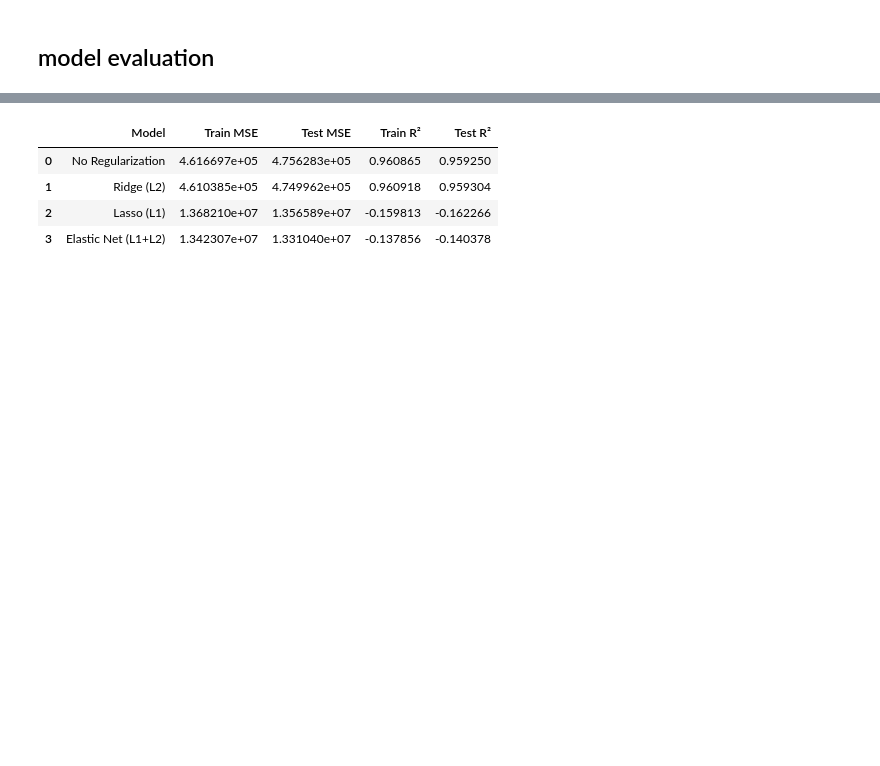
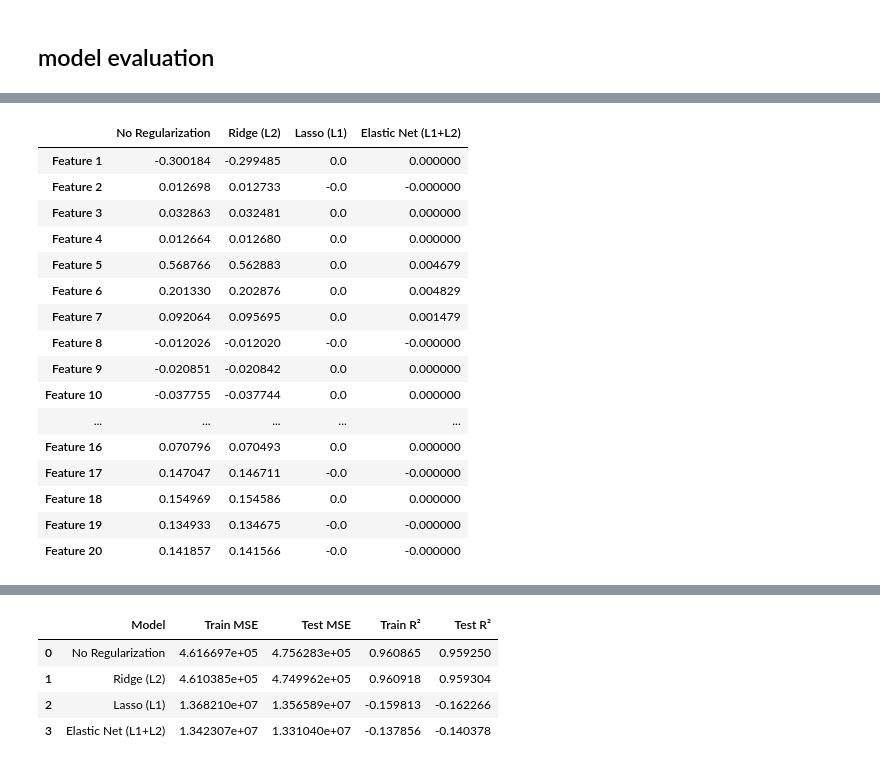
Before and after one commit to YassinEzzat2004/IEEE-ML-2025, a Jupyter notebook: Wine_Quality_Regression/diamonds.ipynb, the cells around one changed output, grey strips where cells are left out. Cells and saved outputs as stored; diff of their text form; code cells hidden in the pictures; blank space fills up the shorter version.

```diff
--- a/Wine_Quality_Regression/diamonds.ipynb
+++ b/Wine_Quality_Regression/diamonds.ipynb
@@ -268,0 +291,28 @@ from scipy.special import inv_boxcox
+# %%
+model_coefs = {
+    "No Regularization": model_no_reg.named_steps['linearregression'].coef_,
+    "Ridge (L2)": model_ridge.named_steps['ridge'].coef_,
+    "Lasso (L1)": model_lasso.named_steps['lasso'].coef_,
+    "Elastic Net (L1+L2)": model_elastic.named_steps['elasticnet'].coef_,
+}
+
+df_coefs = pd.DataFrame(model_coefs, index=[f"Feature {i+1}" for i in range(x.shape[1])])
+df_coefs
+# %% [output]
+|  | No Regularization | Ridge (L2) | Lasso (L1) | Elastic Net (L1+L2) |
+| Feature 1 | -0.300184 | -0.299485 | 0.0 | 0.000000 |
+| Feature 2 | 0.012698 | 0.012733 | -0.0 | -0.000000 |
+| Feature 3 | 0.032863 | 0.032481 | 0.0 | 0.000000 |
+| Feature 4 | 0.012664 | 0.012680 | 0.0 | 0.000000 |
+| Feature 5 | 0.568766 | 0.562883 | 0.0 | 0.004679 |
+| Feature 6 | 0.201330 | 0.202876 | 0.0 | 0.004829 |
+| Feature 7 | 0.092064 | 0.095695 | 0.0 | 0.001479 |
+| Feature 8 | -0.012026 | -0.012020 | -0.0 | -0.000000 |
+| Feature 9 | -0.020851 | -0.020842 | 0.0 | 0.000000 |
+| Feature 10 | -0.037755 | -0.037744 | 0.0 | 0.000000 |
+| ... | ... | ... | ... | ... |
+| Feature 16 | 0.070796 | 0.070493 | 0.0 | 0.000000 |
+| Feature 17 | 0.147047 | 0.146711 | -0.0 | -0.000000 |
+| Feature 18 | 0.154969 | 0.154586 | 0.0 | 0.000000 |
+| Feature 19 | 0.134933 | 0.134675 | -0.0 | -0.000000 |
+| Feature 20 | 0.141857 | 0.141566 | -0.0 | -0.000000 |
```
Also changed, not shown: parts of 4 cells of this notebook.
